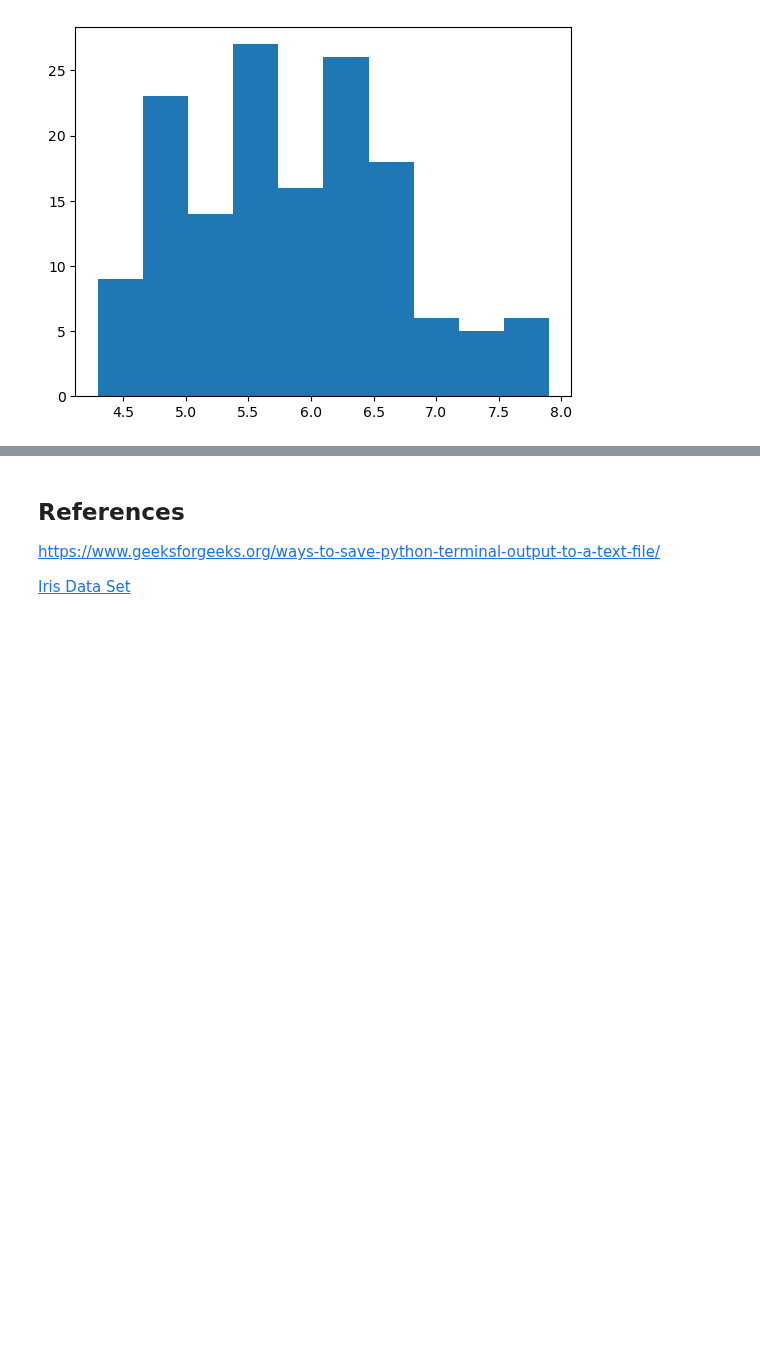
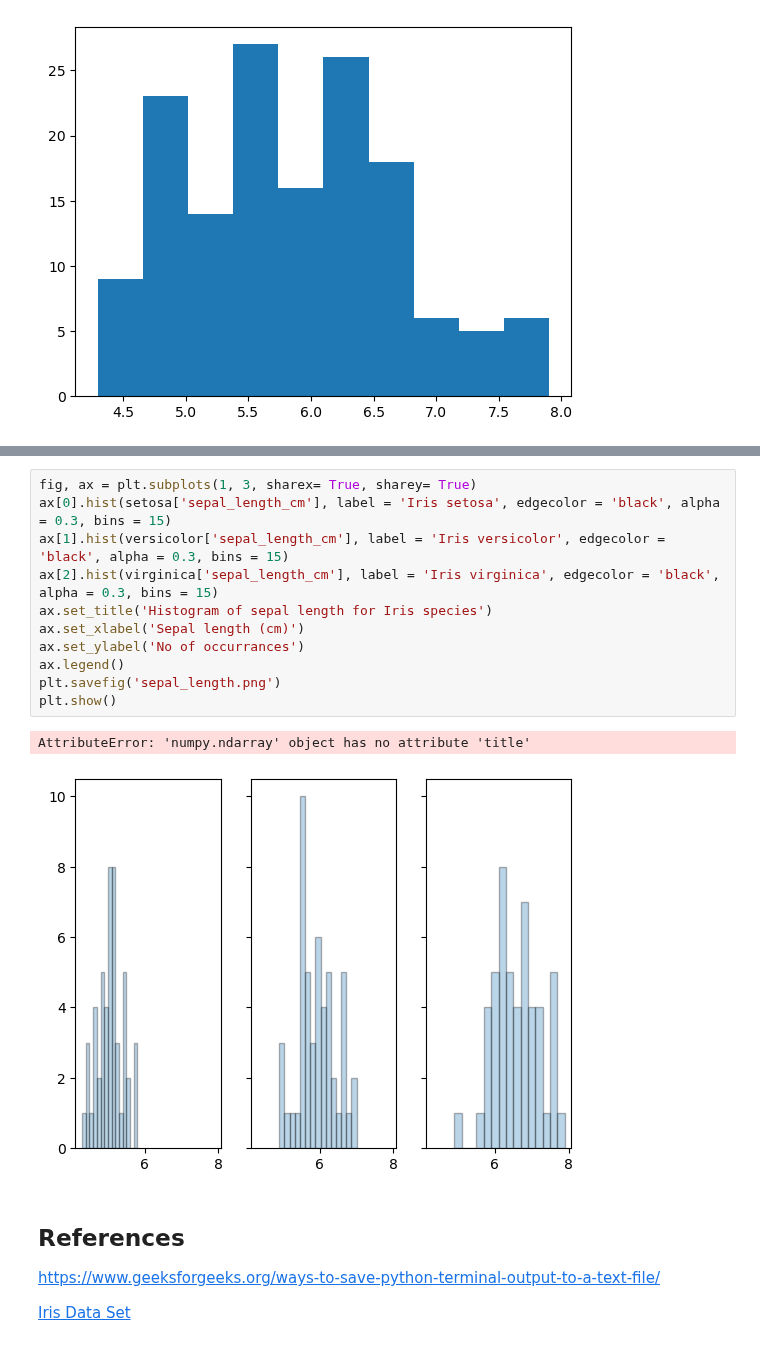
Before and after one commit to IreneKilgannon/pands-project, a Jupyter notebook: analysis.ipynb, the cells around one changed output, grey strips where cells are left out. Drawn from its saved outputs; the diff is of its cells as text; blank space fills up the shorter version.

```diff
--- a/analysis.ipynb
+++ b/analysis.ipynb
@@ -177,3 +177,17 @@ plt.show()
+# %%
+fig, ax = plt.subplots(1, 3, sharex= True, sharey= True)
+ax[0].hist(setosa['sepal_length_cm'], label = 'Iris setosa', edgecolor = 'black', alpha = 0.3, bins = 15)
+ax[1].hist(versicolor['sepal_length_cm'], label = 'Iris versicolor', edgecolor = 'black', alpha = 0.3, bins = 15)
+ax[2].hist(virginica['sepal_length_cm'], label = 'Iris virginica', edgecolor = 'black', alpha = 0.3, bins = 15)
+ax.set_title('Histogram of sepal length for Iris species')
+ax.set_xlabel('Sepal length (cm)')
+ax.set_ylabel('No of occurrances')
+ax.legend()
+plt.savefig('sepal_length.png')
+plt.show()
+# %% [output]
+AttributeError: 'numpy.ndarray' object has no attribute 'title'
+[figure, added]
 # %% [markdown]
 ## References
 
```
Also changed, not shown: parts of 1 cell of this notebook, 2 other files.
